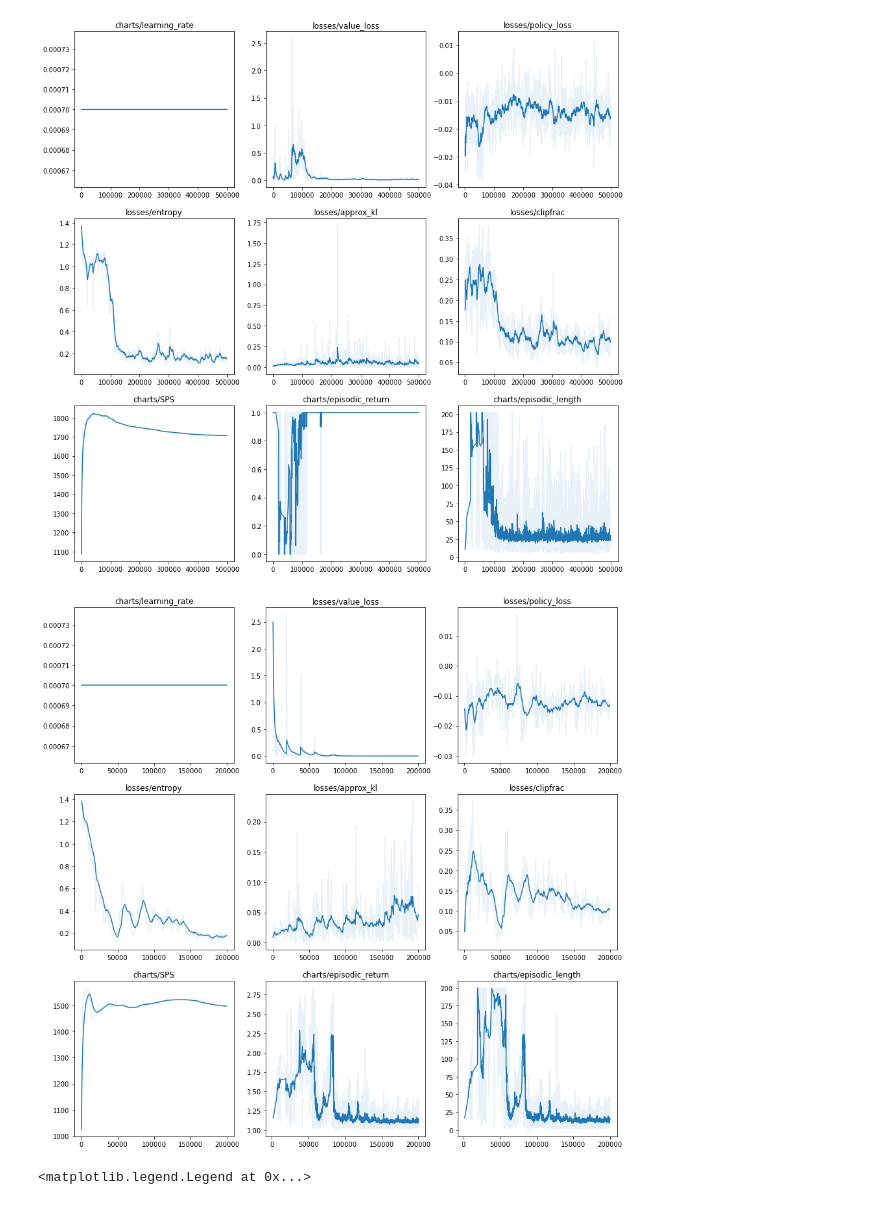
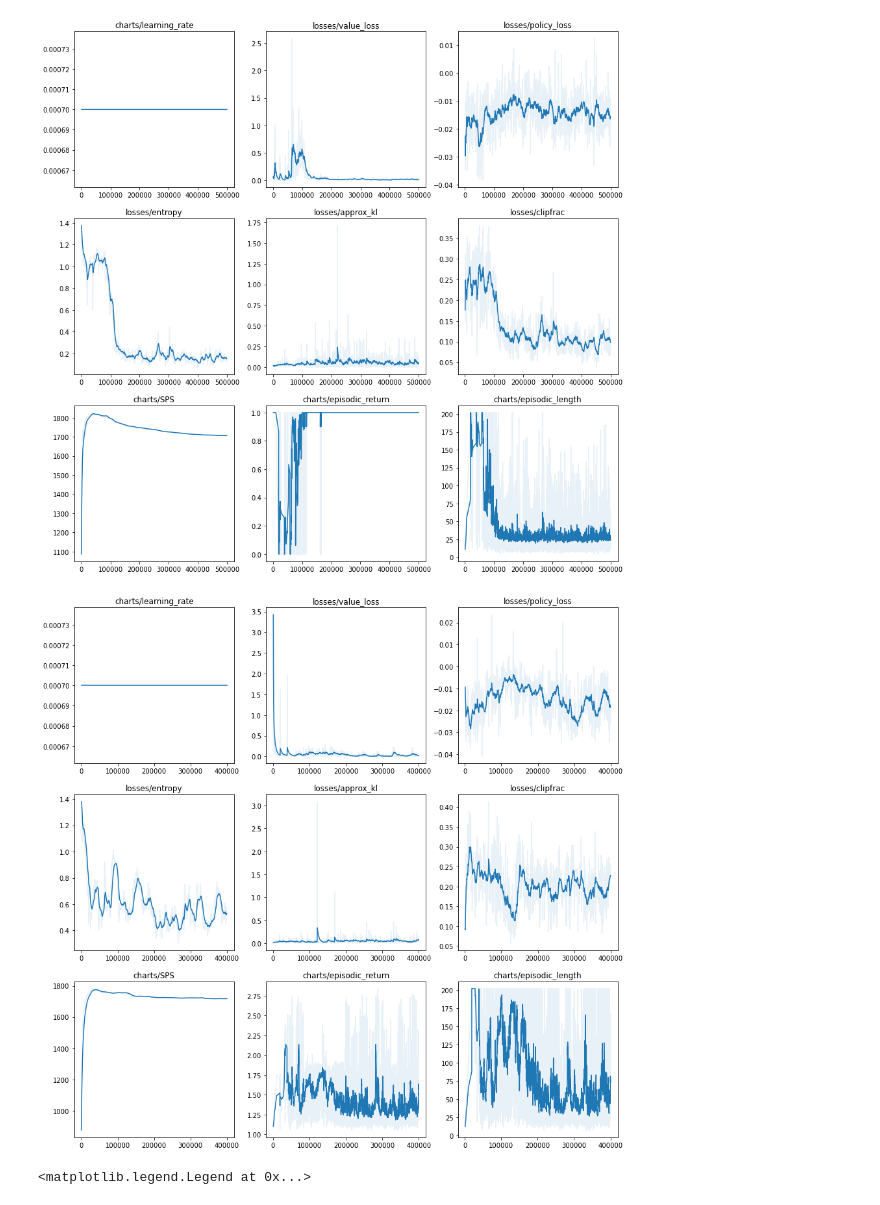
Before and after one commit to liuandrew/training-rl-algo, a Jupyter notebook: write_and_test/read_experiments.ipynb, the cells around one changed output. Cells and saved outputs as stored; diff of their text form; code cells hidden in the pictures.

```diff
--- a/write_and_test/read_experiments.ipynb
+++ b/write_and_test/read_experiments.ipynb
@@ -59,10 +59,10 @@ plot_exp_df(df)
 # %% [output]
 [figure]
 # %%
-df = load_exp_df('invisible_shared1')
+df = load_exp_df('nav_invisible_shared1', 4)
 plot_exp_df(df)
 # %% [output]
-[figure, old version]
+[figure, new version]
 # %%
 trial_names = ['invisible_shared0', 'invisible_shared1', 'invisible_shared2']
 labels = ['No Shared Layers', '1 Shared Layer', '2 Shared Layers']
```
Also changed, not shown: parts of 3 cells of this notebook, 15 other files.
